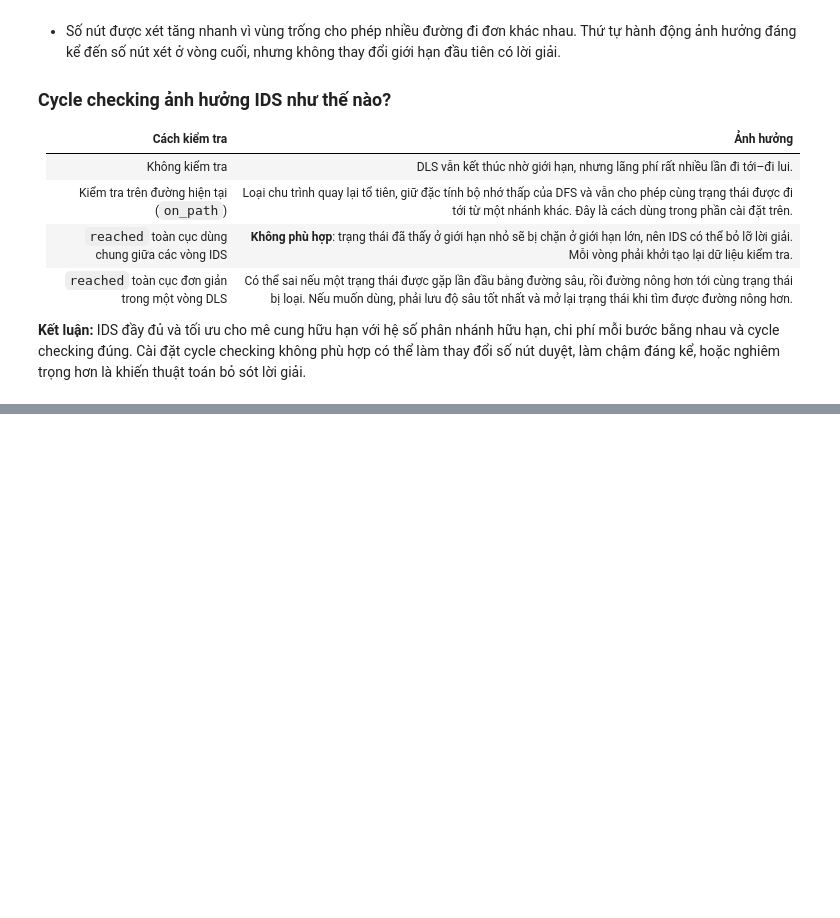
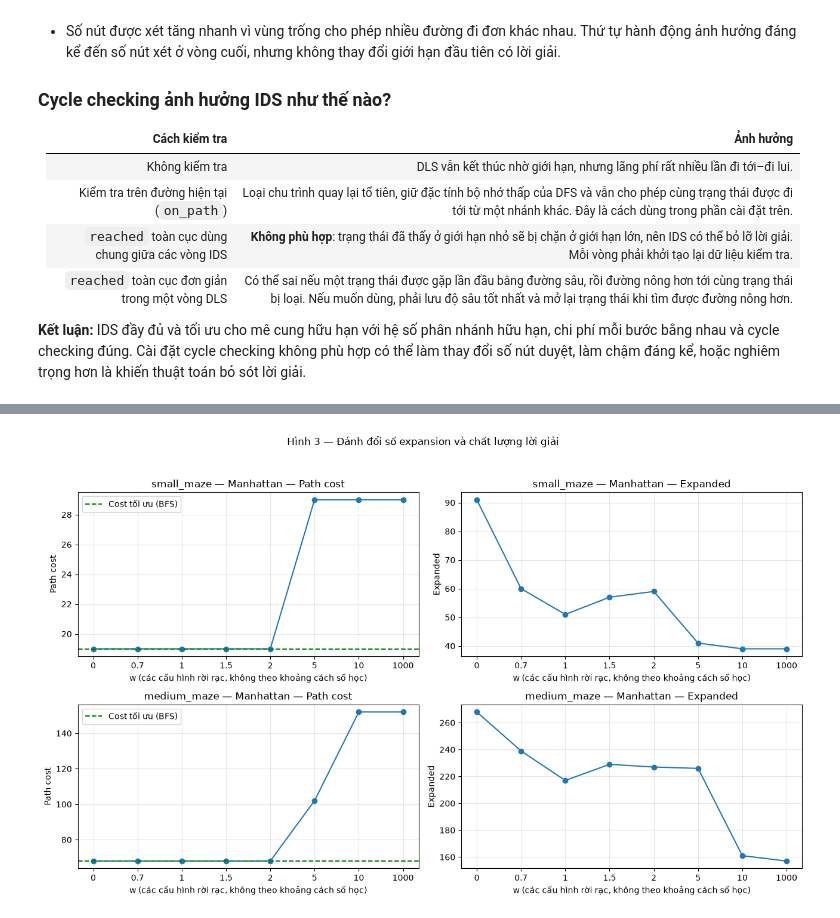
Before and after one commit to doduyquy/sgu-team-2026-advanced-ai-subject, a Jupyter notebook: weekly assignments/lab02 - Searching/02_Maze_Example.ipynb, the cells around one changed output, grey strips where cells are left out. Cells and saved outputs as stored; diff of their text form; code cells hidden in the pictures; blank space fills up the shorter version.

```diff
--- a/weekly assignments/lab02 - Searching/02_Maze_Example.ipynb
+++ b/weekly assignments/lab02 - Searching/02_Maze_Example.ipynb
@@ -672,0 +758,15 @@ plt.show()
+# %%
+# Bảng khảo sát w trên các maze có nhiều đường đi, dùng Manhattan.
+weighted_table_b5 = results_table_b5[
+    results_table_b5["Algorithm"].isin(["A*", "Weighted A*"])
+    & (results_table_b5["Heuristic"] == "Manhattan")
+    & results_table_b5["Maze"].isin(["L_maze", "small_maze", "medium_maze"])
+]
+display(weighted_table_b5[["Maze", "w", "Path cost", "Cost ratio", "Expanded", "Unique expanded",
+                           "Max depth", "Max frontier", "Median ms"]].round(3))
+
+# Giữ cả hai heuristic để đối chiếu; w=1000 với Euclidean có thể mất tối ưu trên L.
+display(results_table_b5[
+    (results_table_b5["Maze"] == "L_maze")
+    & results_table_b5["Algorithm"].isin(["A*", "Weighted A*"])
+][["Heuristic", "w", "Path cost", "Expanded", "Median ms"]].round(3))
@@ -672,0 +864,23 @@ plt.show()
+# %%
+# Bỏ w=1+1e-9 khỏi biểu đồ để tránh trùng nhãn; bảng trên vẫn ghi đủ.
+plot_weights_b5 = (0, 0.7, 1, 1.5, 2, 5, 10, 1000)
+fig, axes = plt.subplots(2, 2, figsize=(13, 8))
+for row_index, maze_name in enumerate(("small_maze", "medium_maze")):
+    selected = weighted_table_b5[(weighted_table_b5["Maze"] == maze_name)
+                                & (weighted_table_b5["w"] != "1+1e-9")]
+    for col_index, metric in enumerate(("Path cost", "Expanded")):
+        ax = axes[row_index, col_index]
+        ax.plot(range(len(selected)), selected[metric], marker="o")
+        if metric == "Path cost":
+            ax.axhline(selected["Path cost"].iloc[0], color="green", linestyle="--", label="Cost tối ưu (BFS)")
+            ax.legend()
+        ax.set_xticks(range(len(selected)), [str(w) for w in plot_weights_b5])
+        ax.set_xlabel("w (các cấu hình rời rạc, không theo khoảng cách số học)")
+        ax.set_ylabel(metric)
+        ax.set_title(f"{maze_name} — Manhattan — {metric}")
+        ax.grid(alpha=0.3)
+fig.suptitle("Hình 3 — Đánh đổi số expansion và chất lượng lời giải")
+fig.tight_layout(rect=[0, 0, 1, 0.95])
+plt.show()
+# %% [output]
+[figure, added]
```
Also changed, not shown: parts of 18 cells of this notebook, 6 other files.
